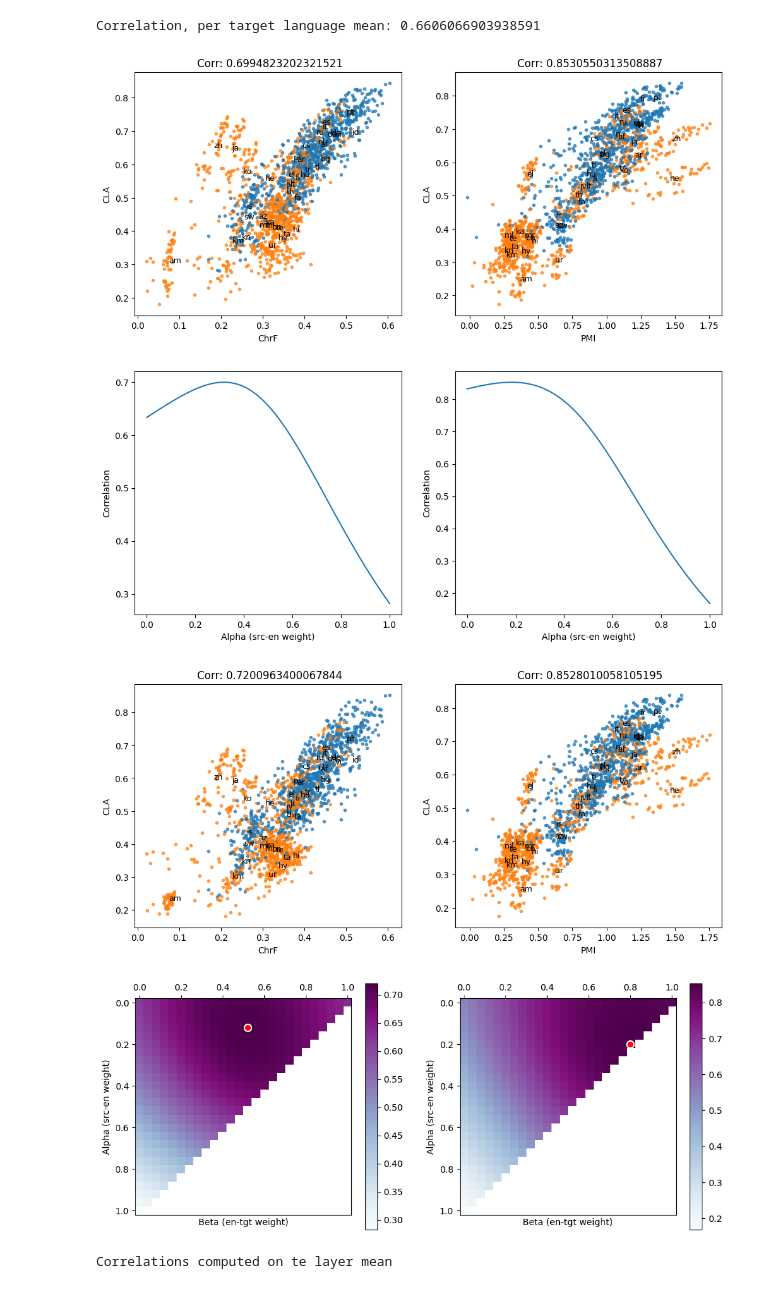
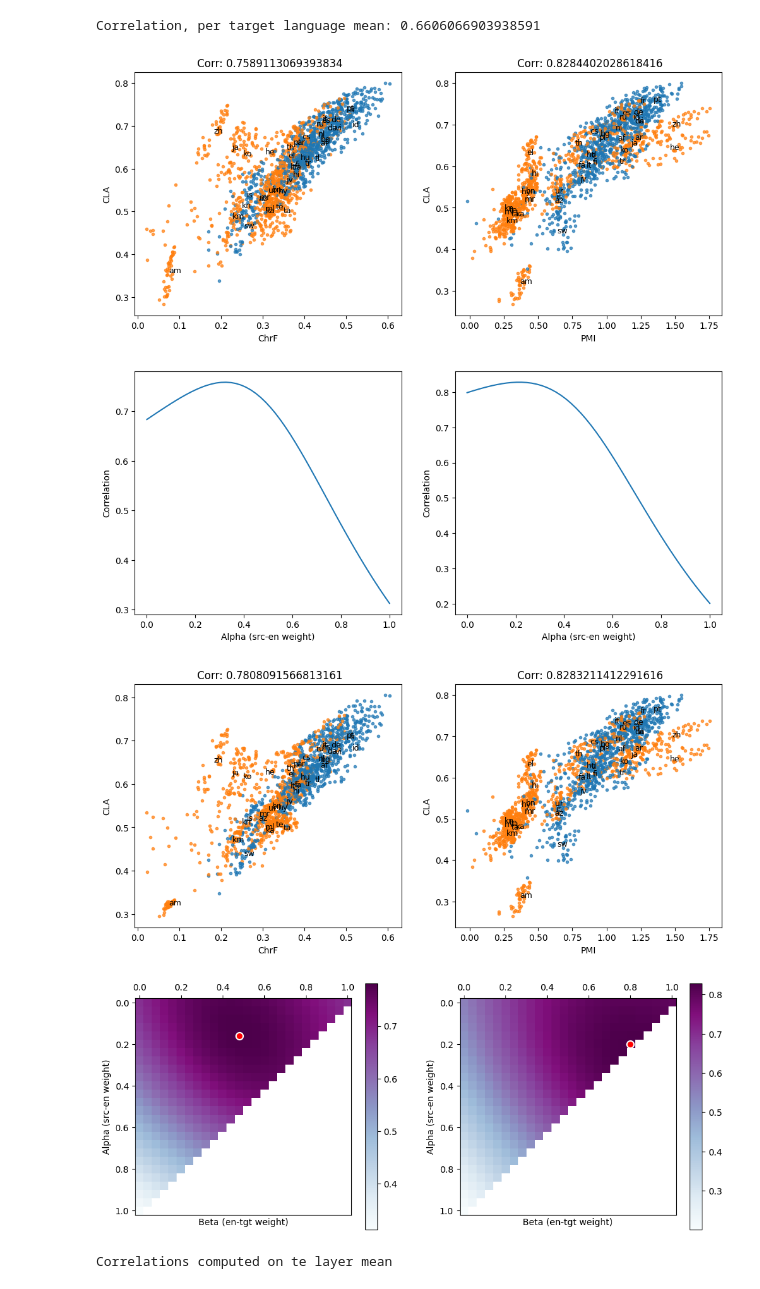
Before and after one commit to KathyHaem/cla-metrics, a Jupyter notebook: plots/correlation_eval.ipynb, the cells around one changed output. Cells and saved outputs as stored; diff of their text form; code cells hidden in the pictures.

```diff
--- a/plots/correlation_eval.ipynb
+++ b/plots/correlation_eval.ipynb
@@ -253,8 +253,8 @@ metrics = {
     "PMI": mutinfs_lp_mean
 }
 
-sent_rep_ = "fewshot"
-cla_metric = "dist"
+sent_rep_ = "weighted-mean"
+cla_metric = "anc"
 
 fig, ax = plt.subplots(1, 2, figsize = (12,5))
 fig_alphas, ax_alphas = plt.subplots(1, 2, figsize = (12,5))
@@ -264,8 +264,8 @@ for metric_idx, (name, metric) in enumerate(metrics.items()):
     corrs = []
     linspace = np.linspace(0,1,50)
     for alpha in linspace:
-        alignments = [alpha * get_alignment(lng_pair[:2], "en", layer="MEAN", cla=cla_all[cla_metric][sent_rep_])
-                    + (1-alpha) * get_alignment("en", lng_pair[3:], layer="MEAN", cla=cla_all[cla_metric][sent_rep_])
+        alignments = [alpha * get_alignment(lng_pair[:2], "en", layer="HIGHEST", cla=cla_all[cla_metric][sent_rep_])
+                    + (1-alpha) * get_alignment("en", lng_pair[3:], layer="HIGHEST", cla=cla_all[cla_metric][sent_rep_])
                     for lng_pair in lang_pairs]
         corrs.append(pearsonr(mi_scores, alignments).correlation)
 
@@ -281,8 +281,8 @@ for metric_idx, (name, metric) in enumerate(metrics.items()):
         _, script = get_flores_code(tgt_lang).split("_")
         if script == "Latin":
             continue
-        best_alignments_tgt = [best_alpha * get_alignment(src_lang, "en", layer="MEAN", cla=cla_all[cla_metric][sent_rep_])
-                        + (1-best_alpha) * get_alignment("en", tgt_lang, layer="MEAN", cla=cla_all[cla_metric][sent_rep_])
+        best_alignments_tgt = [best_alpha * get_alignment(src_lang, "en", layer="HIGHEST", cla=cla_all[cla_metric][sent_rep_])
+                        + (1-best_alpha) * get_alignment("en", tgt_lang, layer="HIGHEST", cla=cla_all[cla_metric][sent_rep_])
                         for src_lang in ALL_LANGUAGES if src_lang not in (tgt_lang, "en")]
         mi_scores_tgt = [metric[f"{src_lang}-{tgt_lang}"] for src_lang in ALL_LANGUAGES if src_lang not in (tgt_lang, "en")]
         ax[metric_idx].plot(mi_scores_tgt, best_alignments_tgt, "o", markersize=3, color="tab:blue" if script=="Latn" else "tab:orange", alpha=0.7)
@@ -290,8 +290,8 @@ for metric_idx, (name, metric) in enumerate(metrics.items()):
         ax[metric_idx].text(*centroid, tgt_lang, fontsize=9, zorder=10)
     ax[metric_idx].set_xlabel(name)
     ax[metric_idx].set_ylabel("CLA")
-    best_alignments = [best_alpha * get_alignment(lng_pair[:2], "en", layer="MEAN", cla=cla_all[cla_metric][sent_rep_])
-                    + (1-best_alpha) * get_alignment("en", lng_pair[3:], layer="MEAN", cla=cla_all[cla_metric][sent_rep_])
+    best_alignments = [best_alpha * get_alignment(lng_pair[:2], "en", layer="HIGHEST", cla=cla_all[cla_metric][sent_rep_])
+                    + (1-best_alpha) * get_alignment("en", lng_pair[3:], layer="HIGHEST", cla=cla_all[cla_metric][sent_rep_])
                     for lng_pair in lang_pairs]
     ax[metric_idx].set_title(f" Corr: {pearsonr(mi_scores, best_alignments).correlation}")
 
@@ -302,8 +302,8 @@ for metric_idx, (name, metric) in enumerate(metrics.items()):
 fig.show()
 fig_alphas.show()
 # %% [output]
-[figure, old version]
+[figure, new version]
-[figure, old version]
+[figure, new version]
 # %%
 fig, ax = plt.subplots(1, 2, figsize = (12,5))
 fig_alphas, ax_alphas = plt.subplots(1, 2, figsize = (12,5))
@@ -314,9 +314,9 @@ for metric_idx, (name, metric) in enumerate(metrics.items()):
     corrs = np.ones((STEPS + 1, STEPS + 1))*(-1)
     for alpha in range(STEPS + 1):
         for beta in range(STEPS - alpha + 1):
-            alignments = [alpha/STEPS * get_alignment(lng_pair[:2], "en", layer="MEAN", cla=cla_all[cla_metric][sent_rep_])
-                        + beta/STEPS * get_alignment("en", lng_pair[3:], layer="MEAN", cla=cla_all[cla_metric][sent_rep_])
-                        + (1 - alpha/STEPS - beta/STEPS) * get_alignment(lng_pair[:2], lng_pair[3:], layer="MEAN", cla=cla_all[cla_metric][sent_rep_])
+            alignments = [alpha/STEPS * get_alignment(lng_pair[:2], "en", layer="HIGHEST", cla=cla_all[cla_metric][sent_rep_])
+                        + beta/STEPS * get_alignment("en", lng_pair[3:], layer="HIGHEST", cla=cla_all[cla_metric][sent_rep_])
+                        + (1 - alpha/STEPS - beta/STEPS) * get_alignment(lng_pair[:2], lng_pair[3:], layer="HIGHEST", cla=cla_all[cla_metric][sent_rep_])
                         for lng_pair in lang_pairs]
             corrs[alpha][beta] = pearsonr(mi_scores, alignments).correlation
 
@@ -330,41 +330,41 @@ for metric_idx, (name, metric) in enumerate(metrics.items()):
 
     for i, tgt_lang in enumerate(ALL_LANGUAGES):
         if tgt_lang == "en":
             continue
         _, script = get_flores_code(tgt_lang).split("_")
         if script == "Latin":
             continue
-        best_alignments_tgt = [best_alpha * get_alignment(src_lang, "en", layer="MEAN", cla=cla_all[cla_metric][sent_rep_])
-                        + best_beta * get_alignment("en", tgt_lang, layer="MEAN", cla=cla_all[cla_metric][sent_rep_])
-                        + (1 - best_alpha - best_beta) * get_alignment(src_lang, tgt_lang, layer="MEAN", cla=cla_all[cla_metric][sent_rep_])
+        best_alignments_tgt = [best_alpha * get_alignment(src_lang, "en", layer="HIGHEST", cla=cla_all[cla_metric][sent_rep_])
+                        + best_beta * get_alignment("en", tgt_lang, layer="HIGHEST", cla=cla_all[cla_metric][sent_rep_])
+                        + (1 - best_alpha - best_beta) * get_alignment(src_lang, tgt_lang, layer="HIGHEST", cla=cla_all[cla_metric][sent_rep_])
                         for src_lang in ALL_LANGUAGES if src_lang not in (tgt_lang, "en")]
         mi_scores_tgt = [metric[f"{src_lang}-{tgt_lang}"] for src_lang in ALL_LANGUAGES if src_lang not in (tgt_lang, "en")]
         ax[metric_idx].plot(mi_scores_tgt, best_alignments_tgt, "o", markersize=3, color="tab:blue" if script=="Latn" else "tab:orange", alpha=0.7)
         centroid = (np.mean(mi_scores_tgt), np.mean(best_alignments_tgt))
         ax[metric_idx].text(*centroid, tgt_lang, fontsize=9, zorder=10)
     ax[metric_idx].set_xlabel(name)
     ax[metric_idx].set_ylabel("CLA")
-    best_alignments = [best_alpha * get_alignment(lng_pair[:2], "en", layer="MEAN", cla=cla_all[cla_metric][sent_rep_])
-                        + best_beta * get_alignment("en", lng_pair[3:], layer="MEAN", cla=cla_all[cla_metric][sent_rep_])
-                        + (1 - best_alpha - best_beta) * get_alignment(lng_pair[:2], lng_pair[3:], layer="MEAN", cla=cla_all[cla_metric][sent_rep_])
+    best_alignments = [best_alpha * get_alignment(lng_pair[:2], "en", layer="HIGHEST", cla=cla_all[cla_metric][sent_rep_])
+                        + best_beta * get_alignment("en", lng_pair[3:], layer="HIGHEST", cla=cla_all[cla_metric][sent_rep_])
+                        + (1 - best_alpha - best_beta) * get_alignment(lng_pair[:2], lng_pair[3:], layer="HIGHEST", cla=cla_all[cla_metric][sent_rep_])
                         for lng_pair in lang_pairs]
     ax[metric_idx].set_title(f" Corr: {pearsonr(mi_scores, best_alignments).correlation}")
 
     corrs[corrs == -1] = np.nan
     im = ax_alphas[metric_idx].imshow(corrs, cmap="BuPu")
     fig_alphas.colorbar(im, ax=ax_alphas[metric_idx])
     ax_alphas[metric_idx].set_xlabel("Beta (en-tgt weight)")
     ax_alphas[metric_idx].set_ylabel("Alpha (src-en weight)")
     ax_alphas[metric_idx].set_xticks(np.linspace(0, STEPS, 6), np.linspace(0, STEPS, 6)/STEPS)
     ax_alphas[metric_idx].set_yticks(np.linspace(0, STEPS, 6), np.linspace(0, STEPS, 6)/STEPS)
 
     ax_alphas[metric_idx].tick_params(top=True, labeltop=True, bottom=False, labelbottom=False)
     ax_alphas[metric_idx].plot(best_beta_idx, best_alpha_idx, "o", color="red", markersize=8, markeredgecolor="white", markeredgewidth=1.5)
 fig.show()
 fig_alphas.show()
 # %% [output]
-[figure, old version]
+[figure, new version]
-[figure, old version]
+[figure, new version]
 # %%
 from IPython.display import display
 
```
Also changed, not shown: parts of 1 cell of this notebook, 58 other files.
